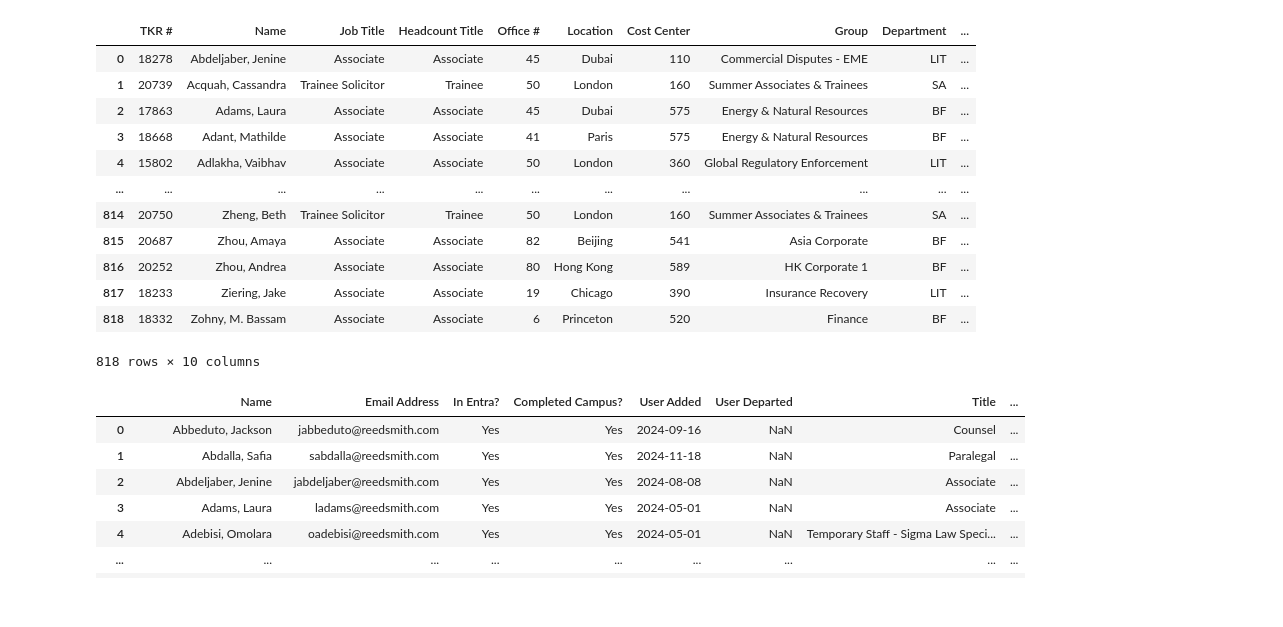
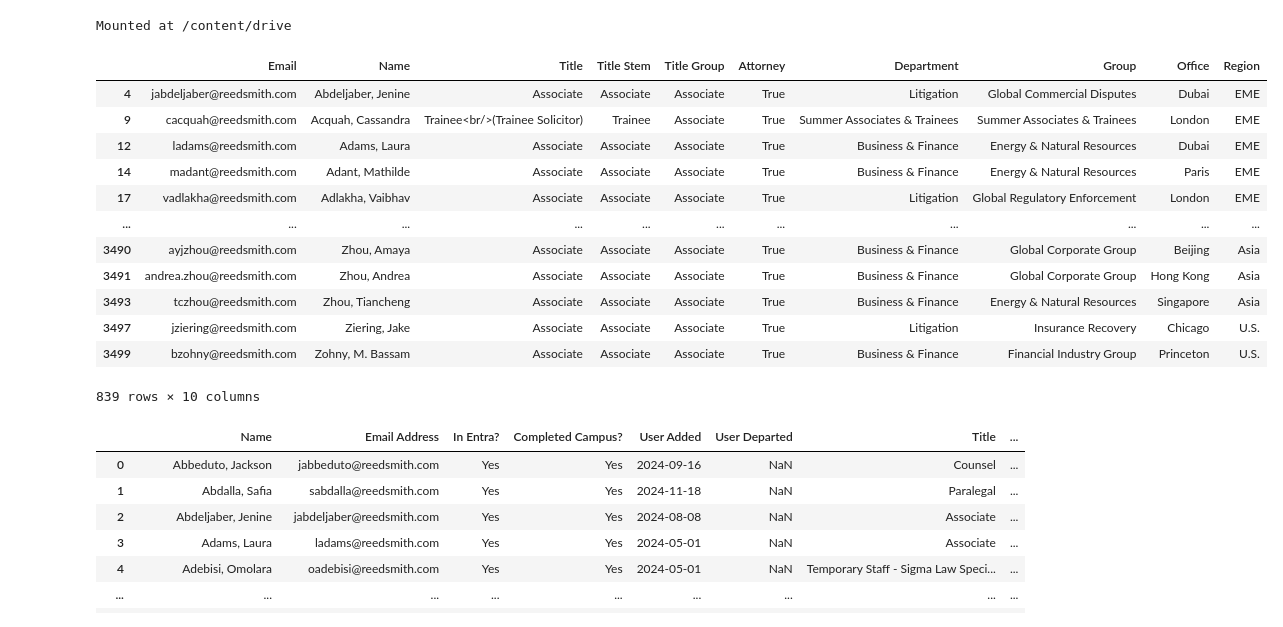
Before and after one commit to RERobbins/harvey_training_initiative, a Jupyter notebook: all_associates_training.ipynb, the cells around one changed output. Drawn from its saved outputs; the diff is of its cells as text; code cells hidden in the pictures.

```diff
--- a/all_associates_training.ipynb
+++ b/all_associates_training.ipynb
@@ -2 +3,6 @@
 import pandas as pd
+# %%
+from google.colab import drive
+drive.mount('/content/drive')
+# %% [output]
+Mounted at /content/drive
@@ -3,22 +11,22 @@ import pandas as pd
+# %%
+firm = pd.read_excel("firm_directory.xlsx")
 # %%
-associates = pd.read_excel("2024-12 -- Associates.xlsx", skiprows=2, skipfooter=1)
-associates["Business Email Addr"] = (associates["Business Email Addr"].str.strip().str.lower())
-associates = associates.drop_duplicates(subset=["Business Email Addr"], keep="last")
+associates = firm[firm['Title Group'] == "Associate"]
 associates
 # %% [output]
-|  | TKR # | Name | Job Title | Headcount Title | Office # | Location | Cost Center | Group | Department | ... |
-| 0 | 18278 | Abdeljaber, Jenine | Associate | Associate | 45 | Dubai | 110 | Commercial Disputes - EME | LIT | ... |
-| 1 | 20739 | Acquah, Cassandra | Trainee Solicitor | Trainee | 50 | London | 160 | Summer Associates & Trainees | SA | ... |
-| 2 | 17863 | Adams, Laura | Associate | Associate | 45 | Dubai | 575 | Energy & Natural Resources | BF | ... |
-| 3 | 18668 | Adant, Mathilde | Associate | Associate | 41 | Paris | 575 | Energy & Natural Resources | BF | ... |
-| 4 | 15802 | Adlakha, Vaibhav | Associate | Associate | 50 | London | 360 | Global Regulatory Enforcement | LIT | ... |
+|  | Email | Name | Title | Title Stem | Title Group | Attorney | Department | Group | Office | Region |
+| 4 | jabdeljaber@reedsmith.com | Abdeljaber, Jenine | Associate | Associate | Associate | True | Litigation | Global Commercial Disputes | Dubai | EME |
+| 9 | cacquah@reedsmith.com | Acquah, Cassandra | Trainee<br/>(Trainee Solicitor) | Trainee | Associate | True | Summer Associates & Trainees | Summer Associates & Trainees | London | EME |
+| 12 | ladams@reedsmith.com | Adams, Laura | Associate | Associate | Associate | True | Business & Finance | Energy & Natural Resources | Dubai | EME |
+| 14 | madant@reedsmith.com | Adant, Mathilde | Associate | Associate | Associate | True | Business & Finance | Energy & Natural Resources | Paris | EME |
+| 17 | vadlakha@reedsmith.com | Adlakha, Vaibhav | Associate | Associate | Associate | True | Litigation | Global Regulatory Enforcement | London | EME |
 | ... | ... | ... | ... | ... | ... | ... | ... | ... | ... | ... |
-| 814 | 20750 | Zheng, Beth | Trainee Solicitor | Trainee | 50 | London | 160 | Summer Associates & Trainees | SA | ... |
-| 815 | 20687 | Zhou, Amaya | Associate | Associate | 82 | Beijing | 541 | Asia Corporate | BF | ... |
-| 816 | 20252 | Zhou, Andrea | Associate | Associate | 80 | Hong Kong | 589 | HK Corporate 1 | BF | ... |
-| 817 | 18233 | Ziering, Jake | Associate | Associate | 19 | Chicago | 390 | Insurance Recovery | LIT | ... |
-| 818 | 18332 | Zohny, M. Bassam | Associate | Associate | 6 | Princeton | 520 | Finance | BF | ... |
+| 3490 | ayjzhou@reedsmith.com | Zhou, Amaya | Associate | Associate | Associate | True | Business & Finance | Global Corporate Group | Beijing | Asia |
+| 3491 | andrea.zhou@reedsmith.com | Zhou, Andrea | Associate | Associate | Associate | True | Business & Finance | Global Corporate Group | Hong Kong | Asia |
+| 3493 | tczhou@reedsmith.com | Zhou, Tiancheng | Associate | Associate | Associate | True | Business & Finance | Energy & Natural Resources | Singapore | Asia |
+| 3497 | jziering@reedsmith.com | Ziering, Jake | Associate | Associate | Associate | True | Litigation | Insurance Recovery | Chicago | U.S. |
+| 3499 | bzohny@reedsmith.com | Zohny, M. Bassam | Associate | Associate | Associate | True | Business & Finance | Financial Industry Group | Princeton | U.S. |
-818 rows × 10 columns
+839 rows × 10 columns
 # %%
 trained = pd.read_excel("2024-12-21 -- Generative AI Users Aug 2024.xlsx", sheet_name="SSO - Start March 29", skiprows=1,)
 trained["Email Address"] = trained["Email Address"].str.strip().str.lower()
```
Also changed, not shown: parts of 21 cells of this notebook, 9 other files.
